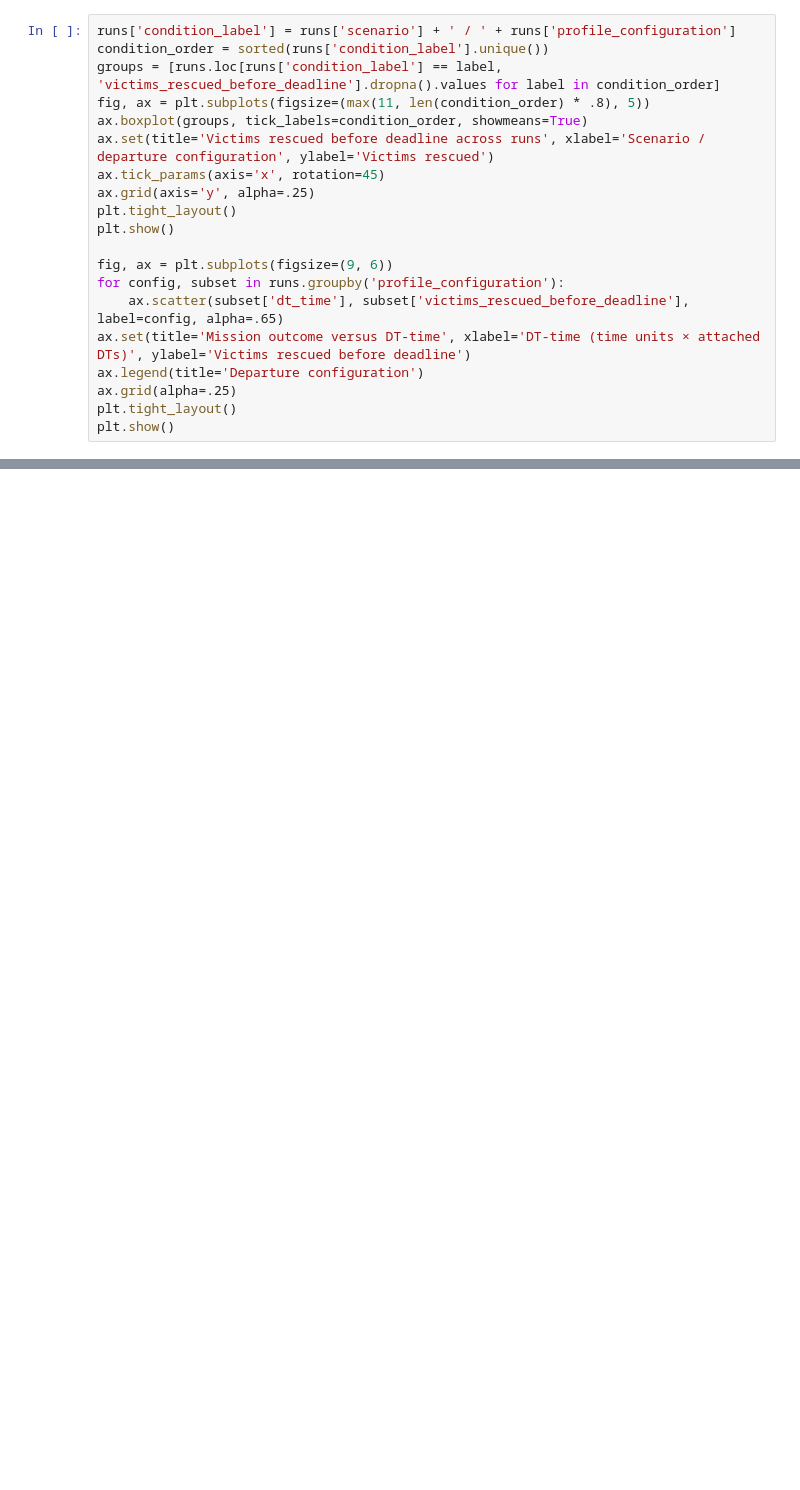
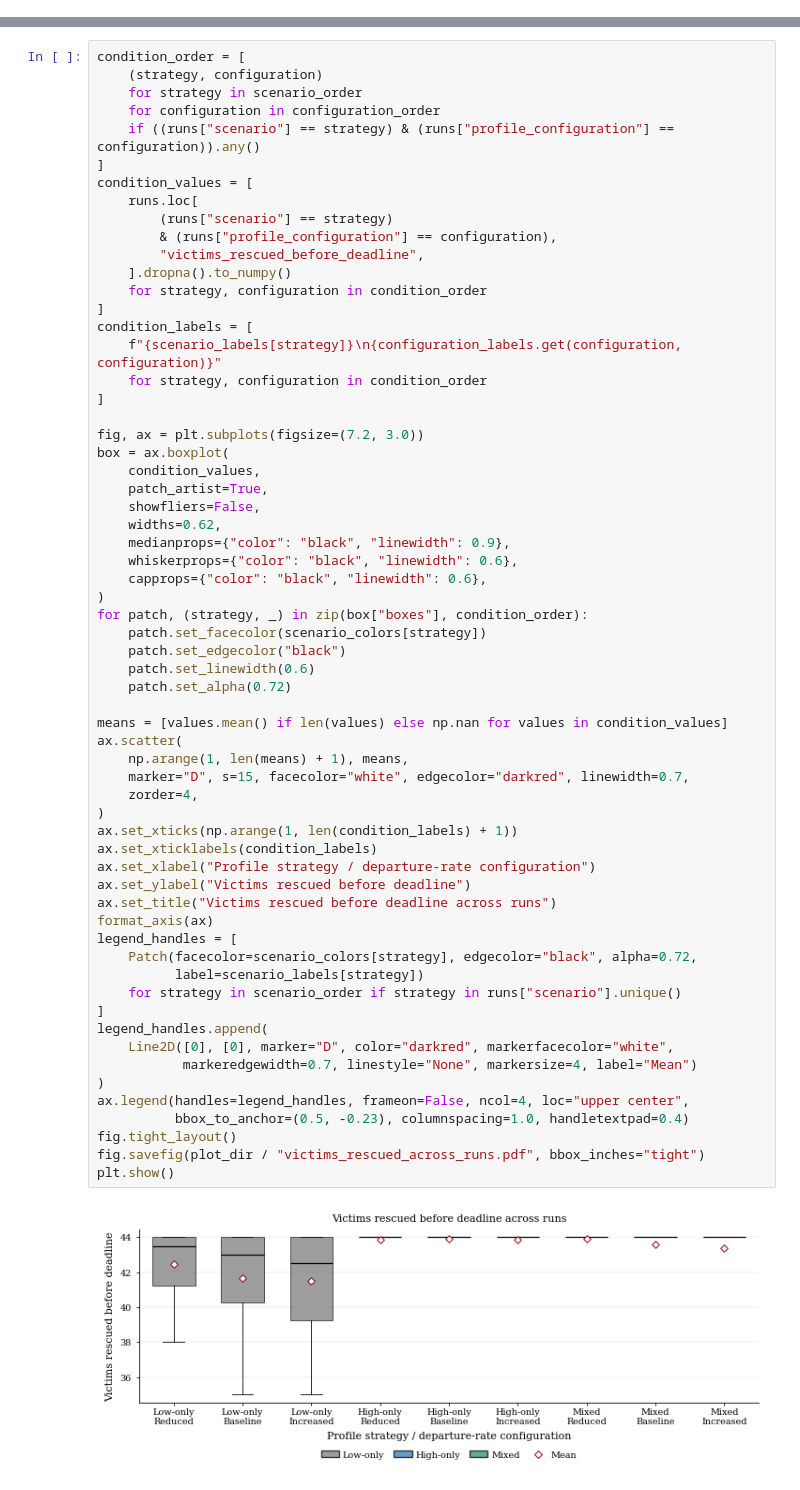
Before and after one commit to lucianoMarchezan/SEAMS-27-ModelDRiven-DT-Resilience, a Jupyter notebook: prototype/flood_sos/analysis.ipynb, the cells around one changed output, grey strips where cells are left out. Cells and saved outputs as stored; diff of their text form; blank space fills up the shorter version.

```diff
--- a/prototype/flood_sos/analysis.ipynb
+++ b/prototype/flood_sos/analysis.ipynb
@@ -124,20 +100,0 @@ These views show run-to-run mission outcome variation and the number of DTs part
-# %%
-runs['condition_label'] = runs['scenario'] + ' / ' + runs['profile_configuration']
-condition_order = sorted(runs['condition_label'].unique())
-groups = [runs.loc[runs['condition_label'] == label, 'victims_rescued_before_deadline'].dropna().values for label in condition_order]
-fig, ax = plt.subplots(figsize=(max(11, len(condition_order) * .8), 5))
-ax.boxplot(groups, tick_labels=condition_order, showmeans=True)
-ax.set(title='Victims rescued before deadline across runs', xlabel='Scenario / departure configuration', ylabel='Victims rescued')
-ax.tick_params(axis='x', rotation=45)
-ax.grid(axis='y', alpha=.25)
-plt.tight_layout()
-plt.show()
-
-fig, ax = plt.subplots(figsize=(9, 6))
-for config, subset in runs.groupby('profile_configuration'):
-    ax.scatter(subset['dt_time'], subset['victims_rescued_before_deadline'], label=config, alpha=.65)
-ax.set(title='Mission outcome versus DT-time', xlabel='DT-time (time units × attached DTs)', ylabel='Victims rescued before deadline')
-ax.legend(title='Departure configuration')
-ax.grid(alpha=.25)
-plt.tight_layout()
-plt.show()
@@ -530,0 +103,64 @@ else:
+# %%
+condition_order = [
+    (strategy, configuration)
+    for strategy in scenario_order
+    for configuration in configuration_order
+    if ((runs["scenario"] == strategy) & (runs["profile_configuration"] == configuration)).any()
+]
+condition_values = [
+    runs.loc[
+        (runs["scenario"] == strategy)
+        & (runs["profile_configuration"] == configuration),
+        "victims_rescued_before_deadline",
+    ].dropna().to_numpy()
+    for strategy, configuration in condition_order
+]
+condition_labels = [
+    f"{scenario_labels[strategy]}\n{configuration_labels.get(configuration, configuration)}"
+    for strategy, configuration in condition_order
+]
+
+fig, ax = plt.subplots(figsize=(7.2, 3.0))
+box = ax.boxplot(
+    condition_values,
+    patch_artist=True,
+    showfliers=False,
+    widths=0.62,
+    medianprops={"color": "black", "linewidth": 0.9},
+    whiskerprops={"color": "black", "linewidth": 0.6},
+    capprops={"color": "black", "linewidth": 0.6},
+)
+for patch, (strategy, _) in zip(box["boxes"], condition_order):
+    patch.set_facecolor(scenario_colors[strategy])
+    patch.set_edgecolor("black")
+    patch.set_linewidth(0.6)
+    patch.set_alpha(0.72)
+
+means = [values.mean() if len(values) else np.nan for values in condition_values]
+ax.scatter(
+    np.arange(1, len(means) + 1), means,
+    marker="D", s=15, facecolor="white", edgecolor="darkred", linewidth=0.7,
+    zorder=4,
+)
+ax.set_xticks(np.arange(1, len(condition_labels) + 1))
+ax.set_xticklabels(condition_labels)
+ax.set_xlabel("Profile strategy / departure-rate configuration")
+ax.set_ylabel("Victims rescued before deadline")
+ax.set_title("Victims rescued before deadline across runs")
+format_axis(ax)
+legend_handles = [
+    Patch(facecolor=scenario_colors[strategy], edgecolor="black", alpha=0.72,
+          label=scenario_labels[strategy])
+    for strategy in scenario_order if strategy in runs["scenario"].unique()
+]
+legend_handles.append(
+    Line2D([0], [0], marker="D", color="darkred", markerfacecolor="white",
+           markeredgewidth=0.7, linestyle="None", markersize=4, label="Mean")
+)
+ax.legend(handles=legend_handles, frameon=False, ncol=4, loc="upper center",
+          bbox_to_anchor=(0.5, -0.23), columnspacing=1.0, handletextpad=0.4)
+fig.tight_layout()
+fig.savefig(plot_dir / "victims_rescued_across_runs.pdf", bbox_inches="tight")
+plt.show()
+# %% [output]
+[figure, added]
```
Also changed, not shown: parts of 28 cells of this notebook, 4 other files.
